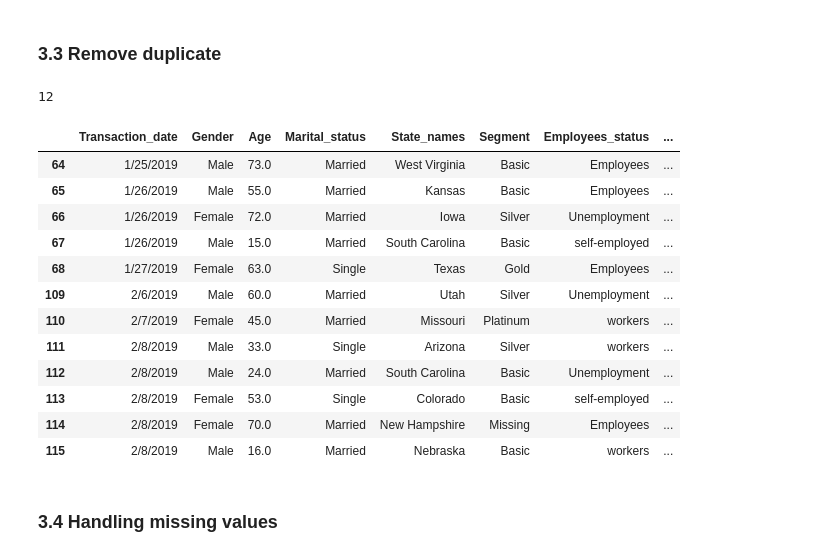
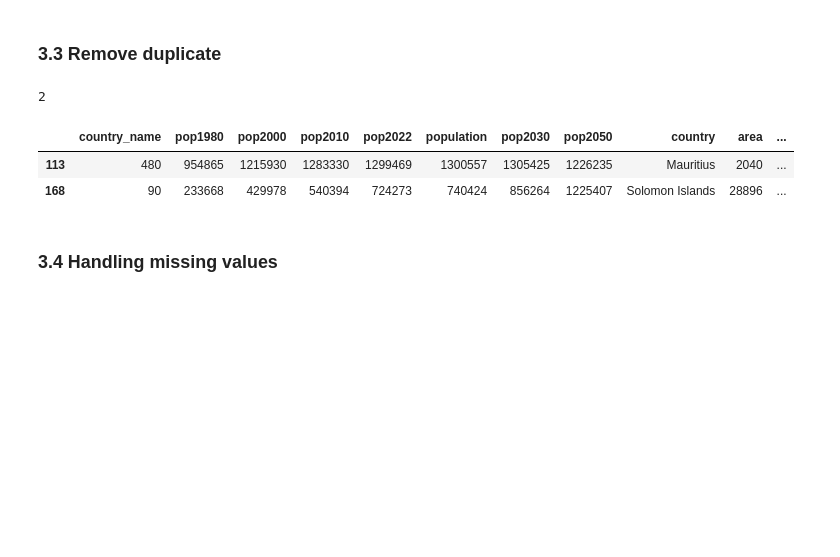
Before and after one commit to sxs001/L4DA_resources, a Jupyter notebook: pandas_tutorial.ipynb, the cells around one changed output. Cells and saved outputs as stored; diff of their text form; code cells hidden in the pictures; blank space fills up the shorter version.

```diff
--- a/pandas_tutorial.ipynb
+++ b/pandas_tutorial.ipynb
@@ -201,6 +226,6 @@ df.drop(['Transaction_ID'], axis=1, inplace=True)
 df_col = df.copy()
 
 # rename columns name
-df_col.rename(columns={"Transaction_date": "Date", "Gender": "Sex"}, inplace=True)
+df_col.rename(columns={"place": "country_name", "pop2023": "population"}, inplace=True)
 df_col.head(3)
 # %% [output]
@@ -211,5 +236,6 @@ df_col.head(3)
 # %% [markdown]
 #### Adding a new column to a DataFrame
 # %%
-# Add a new ajusted column which value will be amount_spent * 100
-df_col['new_col'] = df_col['Amount_spent'] * 100
+# Add a new ajusted column which value will be population / 1000
+df_col['population_thousand'] = df_col['population'] / 1000
+df_col
@@ -232,5 +262,0 @@ df_col.head(3)
-# %%
-# changing Female to Woman and Male to Man in Sex column.
-#first argument in loc function is condition and second one is columns name.
-df_col.loc[df_col.Sex == "Female", 'Sex'] = 'Woman'
-df_col.loc[df_col.Sex == "Male", 'Sex'] = 'Man'
@@ -271,6 +262,0 @@ In our `Date` columns, it's object type so now we will convert this to date type
-# %%
-# change object type to datefime64 format
-df_col['Date'] = df_col['Date'].astype('datetime64[ns]')
-
-# change float64 to float32 of Referal columns
-df_col['Referal'] = df_col['Referal'].astype('float32')
@@ -299,27 +264,18 @@ memory usage: 206.2+ KB
 ### 3.3 Remove duplicate
 # %%
 # Display duplicated entries
-df.duplicated().sum()
+df_col.duplicated().sum()
 # %% [output]
-12
+2
 # %%
 # duplicate rows dispaly, keep arguments will--- 'first', 'last' and False
-duplicate_value = df.duplicated(keep='first')
+duplicate_value = df_col.duplicated(keep='first')
 
-df.loc[duplicate_value, :]
+#Show the duplicates
+df_col[duplicate_value]
 # %% [output]
-|  | Transaction_date | Gender | Age | Marital_status | State_names | Segment | Employees_status | ... |
-| 64 | 1/25/2019 | Male | 73.0 | Married | West Virginia | Basic | Employees | ... |
-| 65 | 1/26/2019 | Male | 55.0 | Married | Kansas | Basic | Employees | ... |
-| 66 | 1/26/2019 | Female | 72.0 | Married | Iowa | Silver | Unemployment | ... |
-| 67 | 1/26/2019 | Male | 15.0 | Married | South Carolina | Basic | self-employed | ... |
-| 68 | 1/27/2019 | Female | 63.0 | Single | Texas | Gold | Employees | ... |
-| 109 | 2/6/2019 | Male | 60.0 | Married | Utah | Silver | Unemployment | ... |
-| 110 | 2/7/2019 | Female | 45.0 | Married | Missouri | Platinum | workers | ... |
-| 111 | 2/8/2019 | Male | 33.0 | Single | Arizona | Silver | workers | ... |
-| 112 | 2/8/2019 | Male | 24.0 | Married | South Carolina | Basic | Unemployment | ... |
-| 113 | 2/8/2019 | Female | 53.0 | Single | Colorado | Basic | self-employed | ... |
-| 114 | 2/8/2019 | Female | 70.0 | Married | New Hampshire | Missing | Employees | ... |
-| 115 | 2/8/2019 | Male | 16.0 | Married | Nebraska | Basic | workers | ... |
+|  | country_name | pop1980 | pop2000 | pop2010 | pop2022 | population | pop2030 | pop2050 | country | area | ... |
+| 113 | 480 | 954865 | 1215930 | 1283330 | 1299469 | 1300557 | 1305425 | 1226235 | Mauritius | 2040 | ... |
+| 168 | 90 | 233668 | 429978 | 540394 | 724273 | 740424 | 856264 | 1225407 | Solomon Islands | 28896 | ... |
 # %%
 # dropping ALL duplicate values
```
Also changed, not shown: parts of 140 cells of this notebook.
